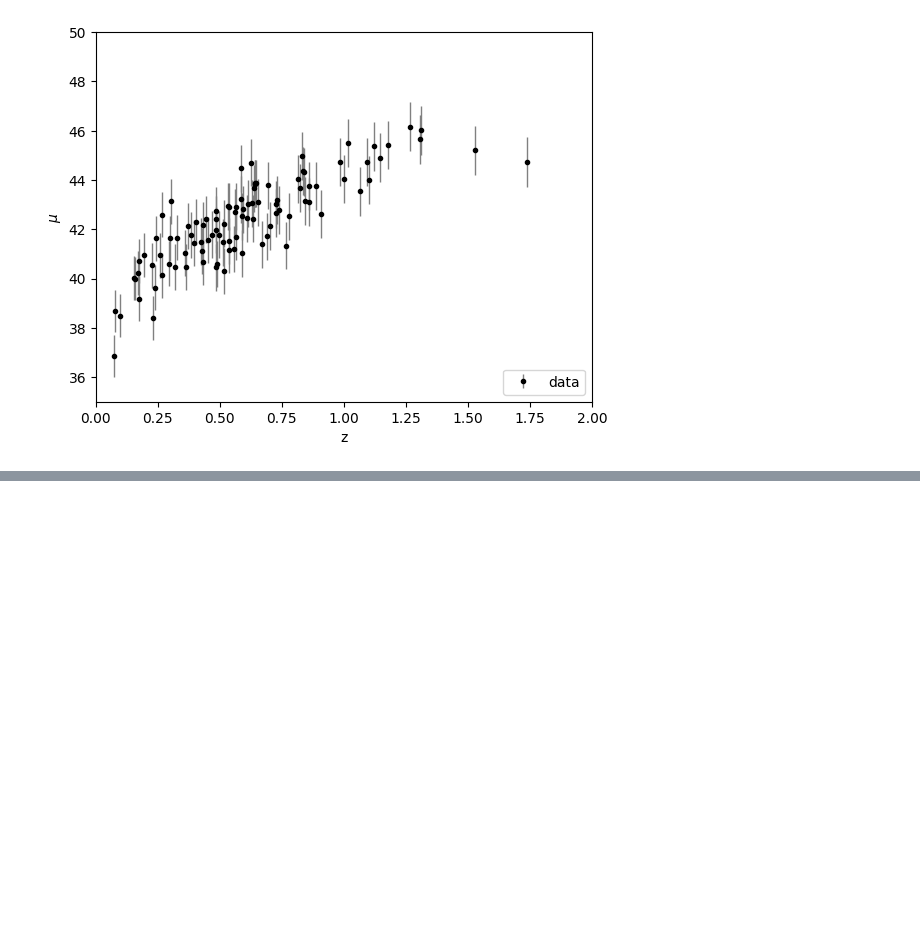
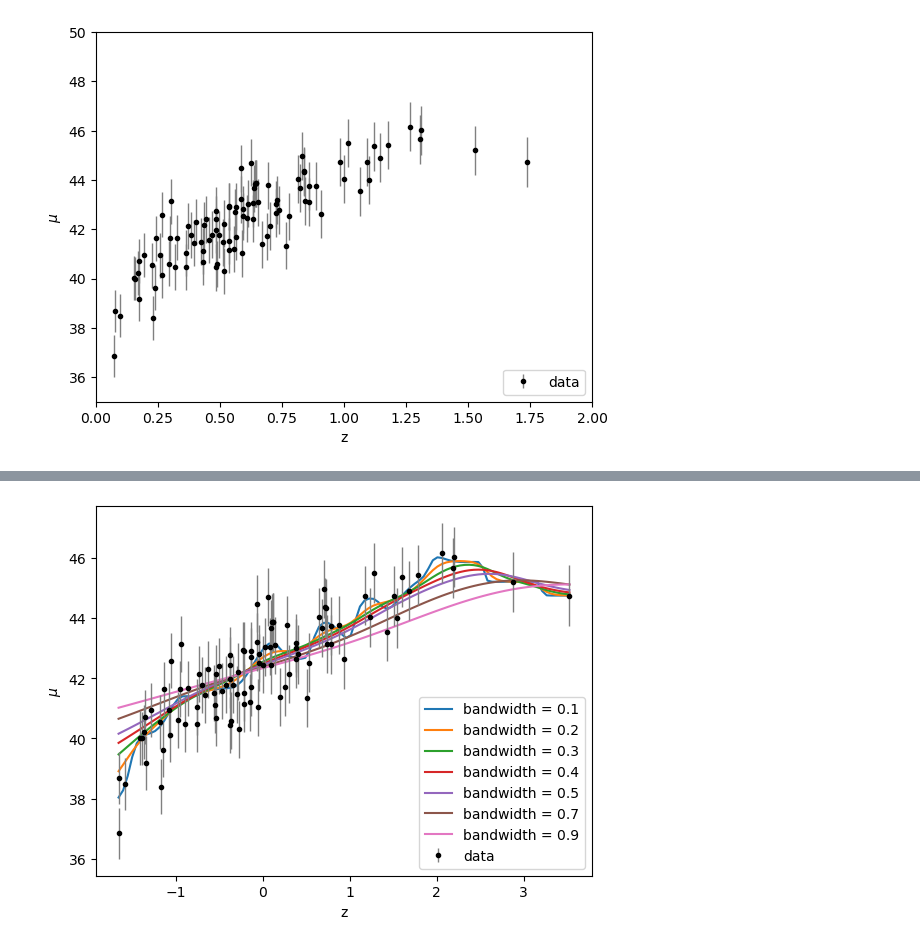
Before and after one commit to om-erika/astrostatistics_bicocca_2024, a Jupyter notebook: working/supernovae_distance.ipynb, the cells around one changed output, grey strips where cells are left out. Saved outputs shown, nothing was run; the diff lists cells and outputs as text; code cells hidden in the pictures; blank space fills up the shorter version.

```diff
--- a/working/supernovae_distance.ipynb
+++ b/working/supernovae_distance.ipynb
@@ -65,3 +88,19 @@ plt.legend()
+# %%
+scaler = StandardScaler()
+z_test = scaler.fit_transform(z_sample[:, None])
+z_lin = np.linspace(min(z_test), max(z_test), 100)
+bandwidth = [0.1, 0.2, 0.3, 0.4, 0.5, 0.7, 0.9]
+for h in bandwidth:
+    model = NadarayaWatson(kernel='gaussian', h=h)
+    model.fit(z_test,mu_sample)
+    plt.plot(z_lin, model.predict(z_lin), label = 'bandwidth = '+str(h))
+
+plt.errorbar(z_test, mu_sample, dmu, fmt='.k', ecolor='gray', lw=1,label='data')
+plt.xlabel("z")
+plt.ylabel("$\mu$")
+plt.legend(loc='lower right');
+# %% [output]
+[figure, added]
 # %%
 scaler = StandardScaler()
 z_test = scaler.fit_transform(z_sample[:, None])
```
Also changed, not shown: parts of 15 cells of this notebook.
